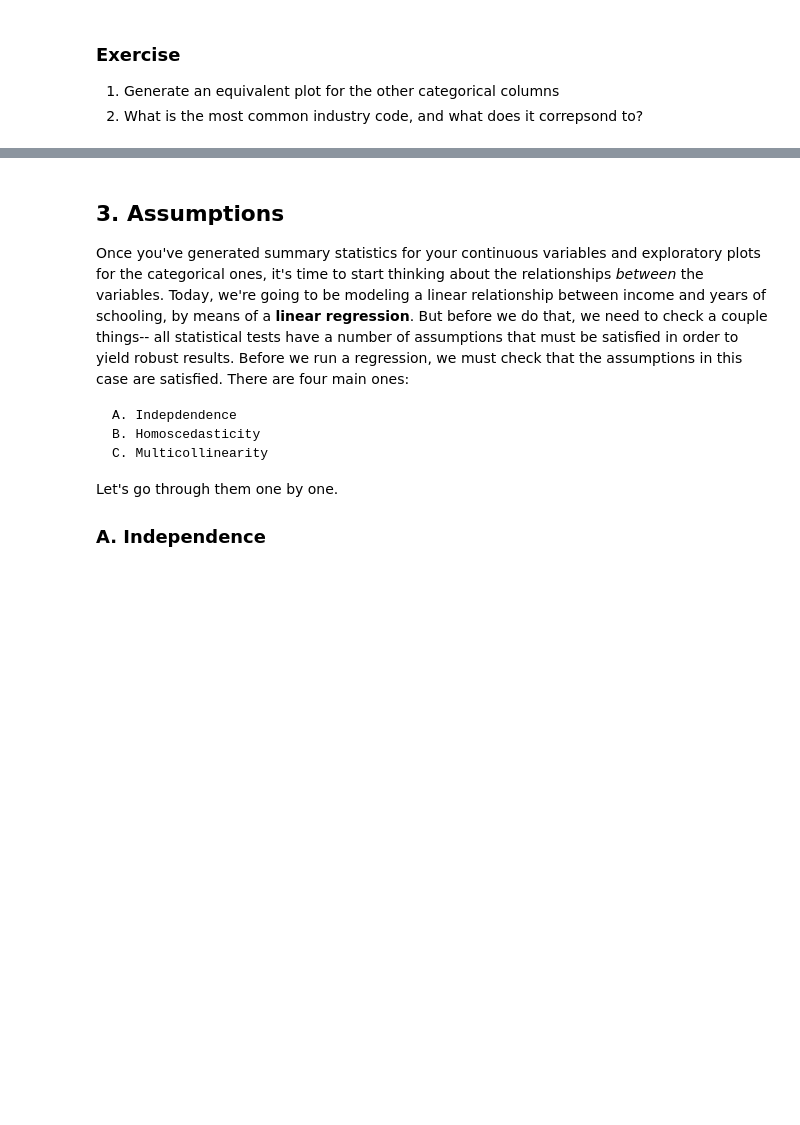
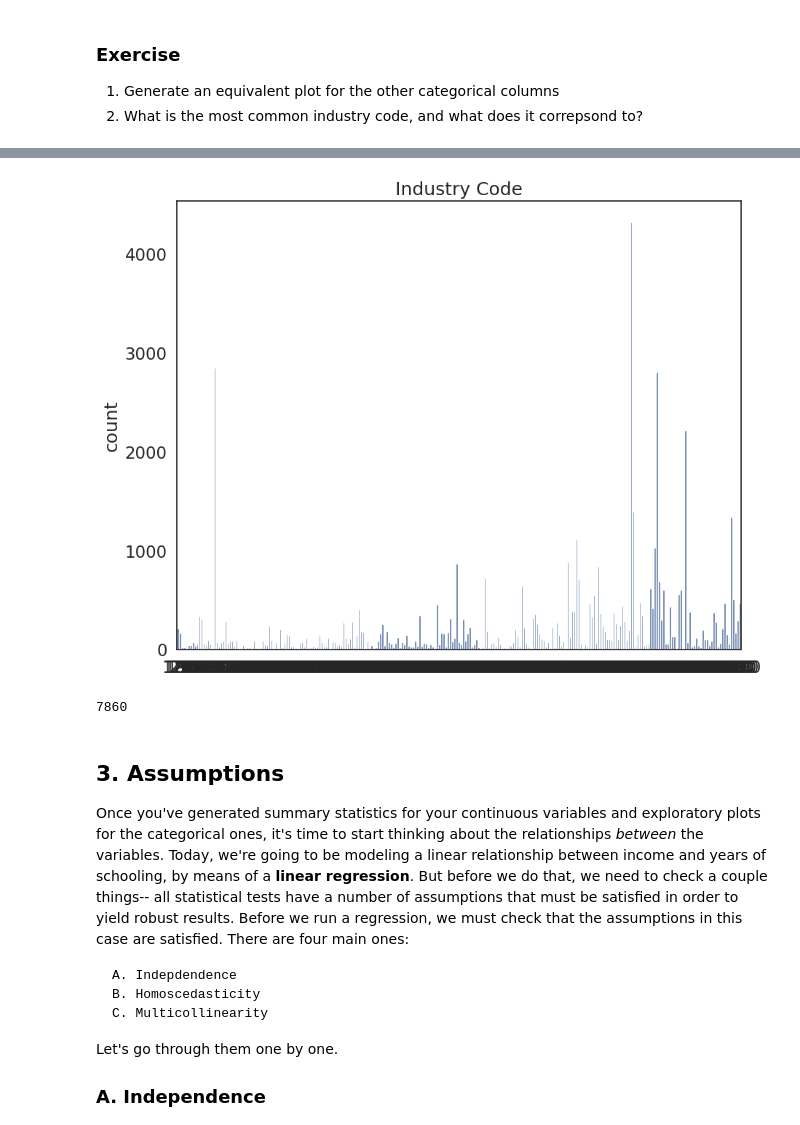
Before and after one commit to shan18-sp/QM2, a Jupyter notebook: notebooks/W07. Linear Regression.ipynb, the cells around one changed output, grey strips where cells are left out. Saved outputs shown, nothing was run; the diff lists cells and outputs as text; code cells hidden in the pictures; blank space fills up the shorter version.

```diff
--- a/notebooks/W07. Linear Regression.ipynb
+++ b/notebooks/W07. Linear Regression.ipynb
@@ -140,3 +174,13 @@ plt.show() # show the plot
+# %%
+sns.countplot(data=reg_df, x='ind')
+
+plt.title('Industry Code')
+plt.xlabel('')
+plt.show()
+print(reg_df['ind'].mode()[0])
+# %% [output]
+[figure, added]
+7860
 # %% [markdown]
 ## 3. Assumptions
 
```
Also changed, not shown: parts of 20 cells of this notebook.
